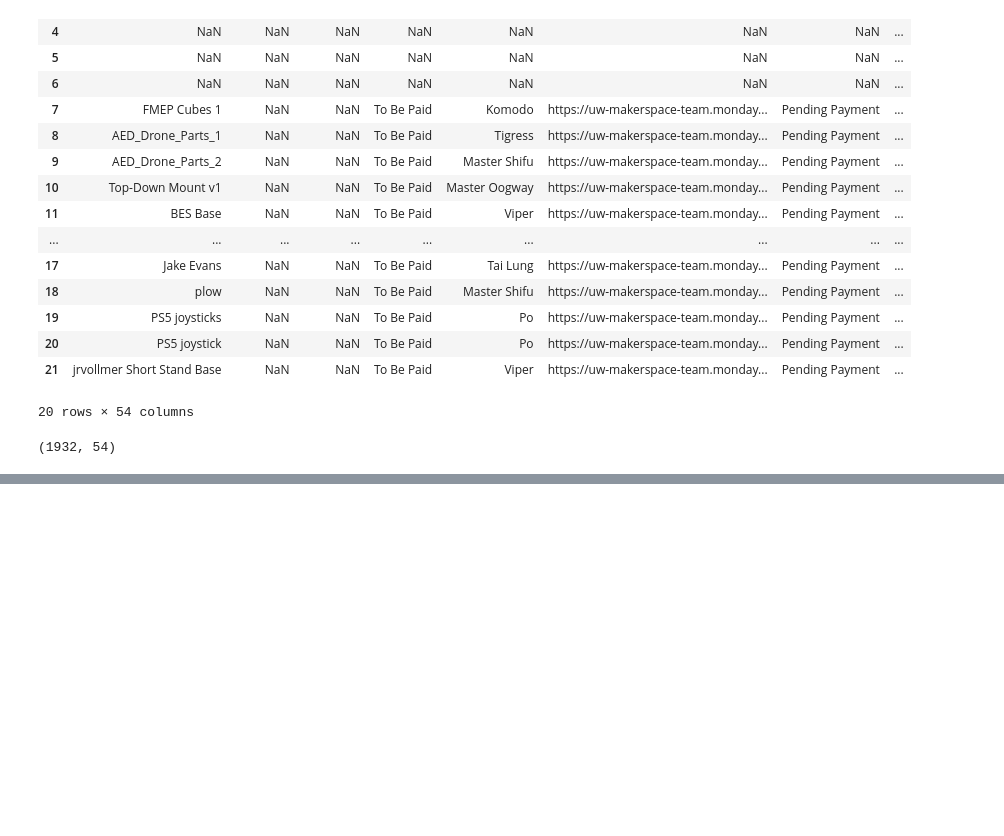
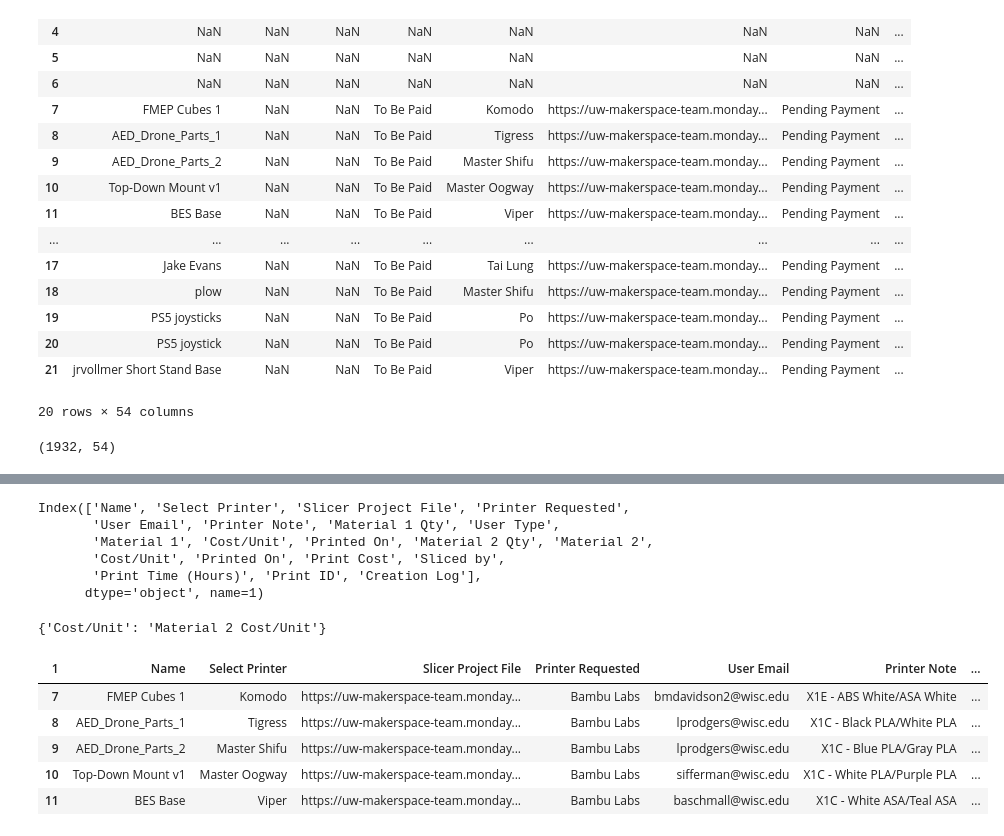
Before and after one commit to MarMar888/ECEDesignLabProj, a Jupyter notebook: MainClean.ipynb, the cells around one changed output, grey strips where cells are left out. Cells and saved outputs as stored; diff of their text form; code cells hidden in the pictures; blank space fills up the shorter version.

```diff
--- a/MainClean.ipynb
+++ b/MainClean.ipynb
@@ -92,0 +157,2 @@ df.shape
+# %%
+df = df.drop(192)
@@ -92,0 +182,31 @@ df.shape
+# %%
+df.drop(columns=['Dup. of Cost/Unit'], inplace=True)
+# %%
+df.columns
+# %% [output]
+Index(['Name', 'Select Printer', 'Slicer Project File', 'Printer Requested',
+       'User Email', 'Printer Note', 'Material 1 Qty', 'User Type',
+       'Material 1', 'Cost/Unit', 'Printed On', 'Material 2 Qty', 'Material 2',
+       'Cost/Unit', 'Printed On', 'Print Cost', 'Sliced by',
+       'Print Time (Hours)', 'Print ID', 'Creation Log'],
+      dtype='object', name=1)
+# %%
+
+column_mapping = {
+    df.columns[9]: 'Material 1 Cost/Unit',
+    df.columns[13]: 'Material 2 Cost/Unit'
+}
+
+print(column_mapping)
+df = df.rename(columns=column_mapping)
+# %% [output]
+{'Cost/Unit': 'Material 2 Cost/Unit'}
+# %%
+df.head()
+# %% [output]
+| 1 | Name | Select Printer | Slicer Project File | Printer Requested | User Email | Printer Note | ... |
+| 7 | FMEP Cubes 1 | Komodo | https://uw-makerspace-team.monday... | Bambu Labs | bmdavidson2@wisc.edu | X1E - ABS White/ASA White | ... |
+| 8 | AED_Drone_Parts_1 | Tigress | https://uw-makerspace-team.monday... | Bambu Labs | lprodgers@wisc.edu | X1C - Black PLA/White PLA | ... |
+| 9 | AED_Drone_Parts_2 | Master Shifu | https://uw-makerspace-team.monday... | Bambu Labs | lprodgers@wisc.edu | X1C - Blue PLA/Gray PLA | ... |
+| 10 | Top-Down Mount v1 | Master Oogway | https://uw-makerspace-team.monday... | Bambu Labs | sifferman@wisc.edu | X1C - White PLA/Purple PLA | ... |
+| 11 | BES Base | Viper | https://uw-makerspace-team.monday... | Bambu Labs | baschmall@wisc.edu | X1C - White ASA/Teal ASA | ... |
```
Also changed, not shown: parts of 16 cells of this notebook, 1 other file.
